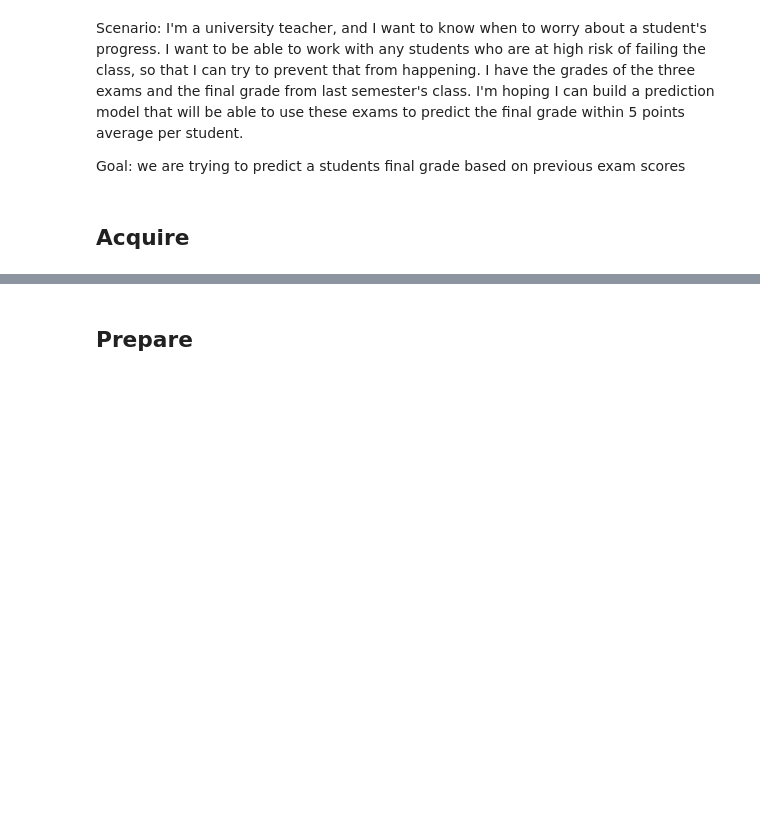
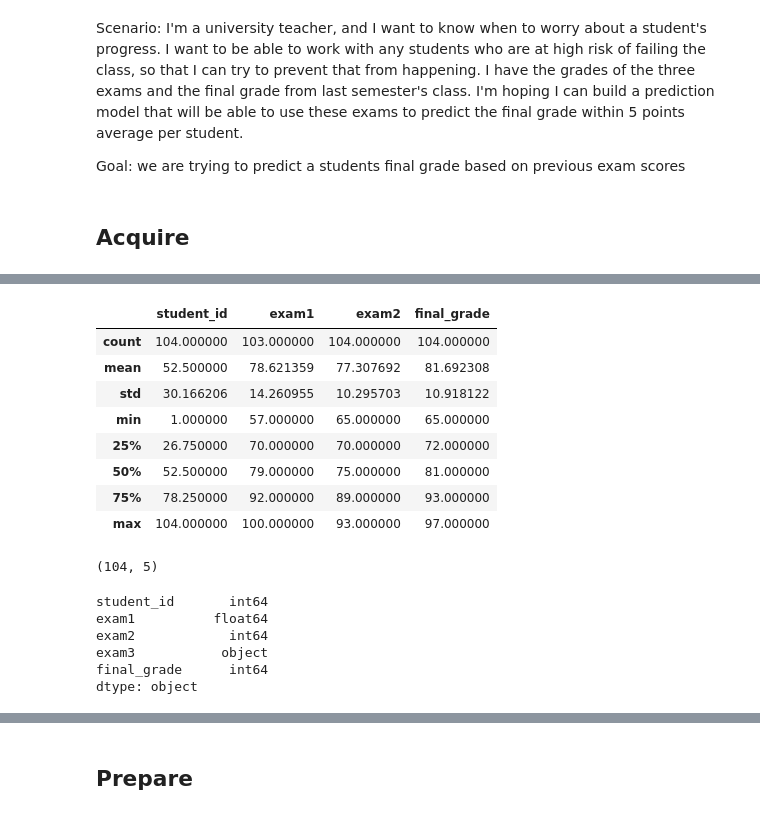
Before and after one commit to CodeupClassroom/pagel-regression, a Jupyter notebook: wrangle_lesson.ipynb, the cells around one changed output, grey strips where cells are left out. Drawn from its saved outputs; the diff is of its cells as text; code cells hidden in the pictures; blank space fills up the shorter version.

```diff
--- a/wrangle_lesson.ipynb
+++ b/wrangle_lesson.ipynb
@@ -37,0 +59,25 @@ Takeaways:
+# %%
+df.describe()
+# %% [output]
+|  | student_id | exam1 | exam2 | final_grade |
+| count | 104.000000 | 103.000000 | 104.000000 | 104.000000 |
+| mean | 52.500000 | 78.621359 | 77.307692 | 81.692308 |
+| std | 30.166206 | 14.260955 | 10.295703 | 10.918122 |
+| min | 1.000000 | 57.000000 | 65.000000 | 65.000000 |
+| 25% | 26.750000 | 70.000000 | 70.000000 | 72.000000 |
+| 50% | 52.500000 | 79.000000 | 75.000000 | 81.000000 |
+| 75% | 78.250000 | 92.000000 | 89.000000 | 93.000000 |
+| max | 104.000000 | 100.000000 | 93.000000 | 97.000000 |
+# %%
+df.shape
+# %% [output]
+(104, 5)
+# %%
+df.dtypes
+# %% [output]
+student_id       int64
+exam1          float64
+exam2            int64
+exam3           object
+final_grade      int64
+dtype: object
```
Also changed, not shown: parts of 48 cells of this notebook.
